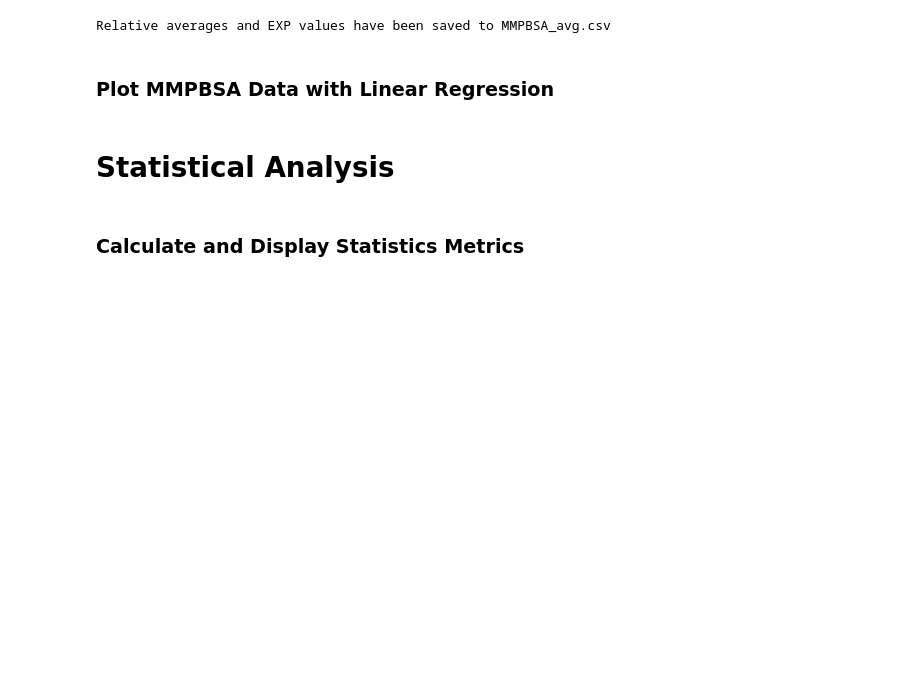
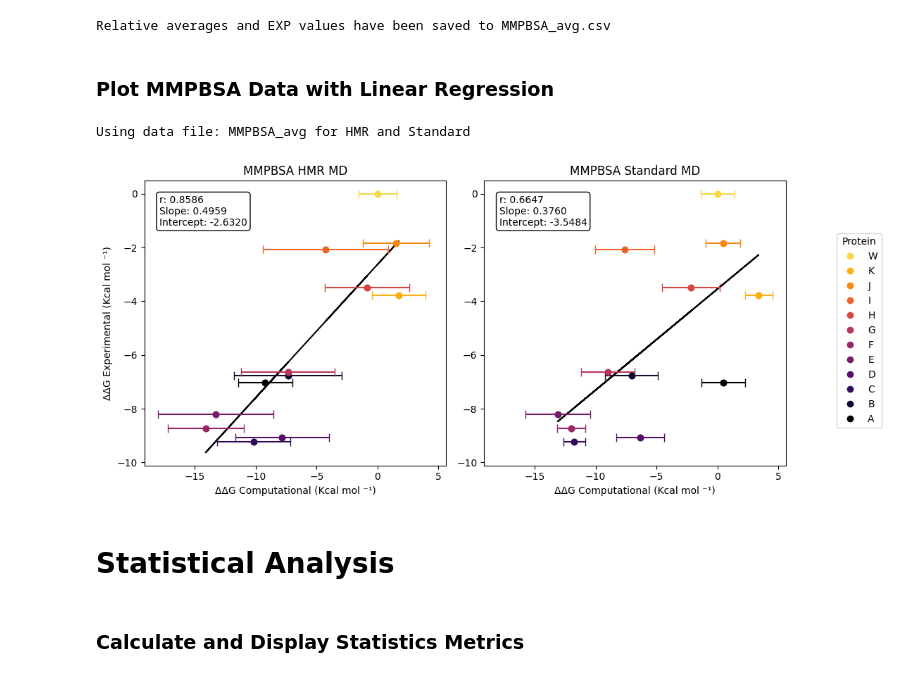
Before and after one commit to Tania-Gardasevic/TG_Data_Science, a Jupyter notebook: Simulation_Analysis.ipynb, the cells around one changed output. Drawn from its saved outputs; the diff is of its cells as text; code cells hidden in the pictures; blank space fills up the shorter version.

```diff
--- a/Simulation_Analysis.ipynb
+++ b/Simulation_Analysis.ipynb
@@ -145,8 +145,8 @@ def plot_data(ax, data, dataname, colors, title):
     # Display x-axis of plot
     ax.set_xlabel("\u0394\u0394G Computational (Kcal mol \u207B\u00B9)")
 
-#### Set up plot to contain two subplots that share the same y-axis dimensions ####
-fig, ax = plt.subplots(1, 2, figsize=(10, 5), sharey=True)
+#### Set up plot to contain two subplots that share the same y-axis and x-axis dimensions ####
+fig, ax = plt.subplots(1, 2, figsize=(10, 5), sharey=True, sharex=True)
 
 #### Retreive combined data file name and computational data names from previous notebook cell ####
 # Try block used to raise error if notebook is run out of order
@@ -168,33 +168,36 @@ data = load_data(combined_data_file)
 colors = define_colormap(len(data.index))
 
 #### Plot datasets ####
 # Sample data: HMR, plotted on 1st subplot
 plot_data(ax[0], data, name1, colors, "MMPBSA HMR MD")
 # Sample data: Standard, plotted on 2nd subplot
 plot_data(ax[1], data, name2, colors, "MMPBSA Standard MD")
 
 # Display y-axis for 1st subplot
 ax[0].set_ylabel("\u0394\u0394G Experimental (Kcal mol \u207B\u00B9)")
 # Display y-axis ticks for 2nd subplot for easier visualisation
 ax[1].tick_params(axis='y', which='both', labelleft=True)
 
 #### Add legend ####
 # Create 'fake' line to be used to create legend, with colors matching previous plots and labels taken from data index column (protein label)
 handles = [
     plt.Line2D([0], [0], marker='o', color=color, linestyle='', label=f"{label}")
     for label, color in zip(data.index, colors)
 ]
 # Plot legend in bottom left with outline box and title 'Protein', reversing order to better match distribution of points in plot
 fig.legend(handles=handles[::-1], loc='center left', bbox_to_anchor=(1.05, 0.5), title="Protein")
 
 #### Format and save final plot ####
 # Set x-axis tick range for both plots
 for a in ax:
     a.set_xticks(range(-15, 6, 5))
 # Ensure all elements of plots fit in the space without overlapping
 plt.tight_layout()
 # Save final plot figure with white background, removing any extra white space and at 300 dpi
 fig.savefig("MMPBSA.png", dpi=300, bbox_inches='tight', facecolor='white')
+# %% [output]
+Using data file: MMPBSA_avg for HMR and Standard
+[figure, added]
 # %% [markdown]
 # Statistical Analysis
 # %% [markdown]
```
Also changed, not shown: parts of 1 cell of this notebook, 1 other file.
